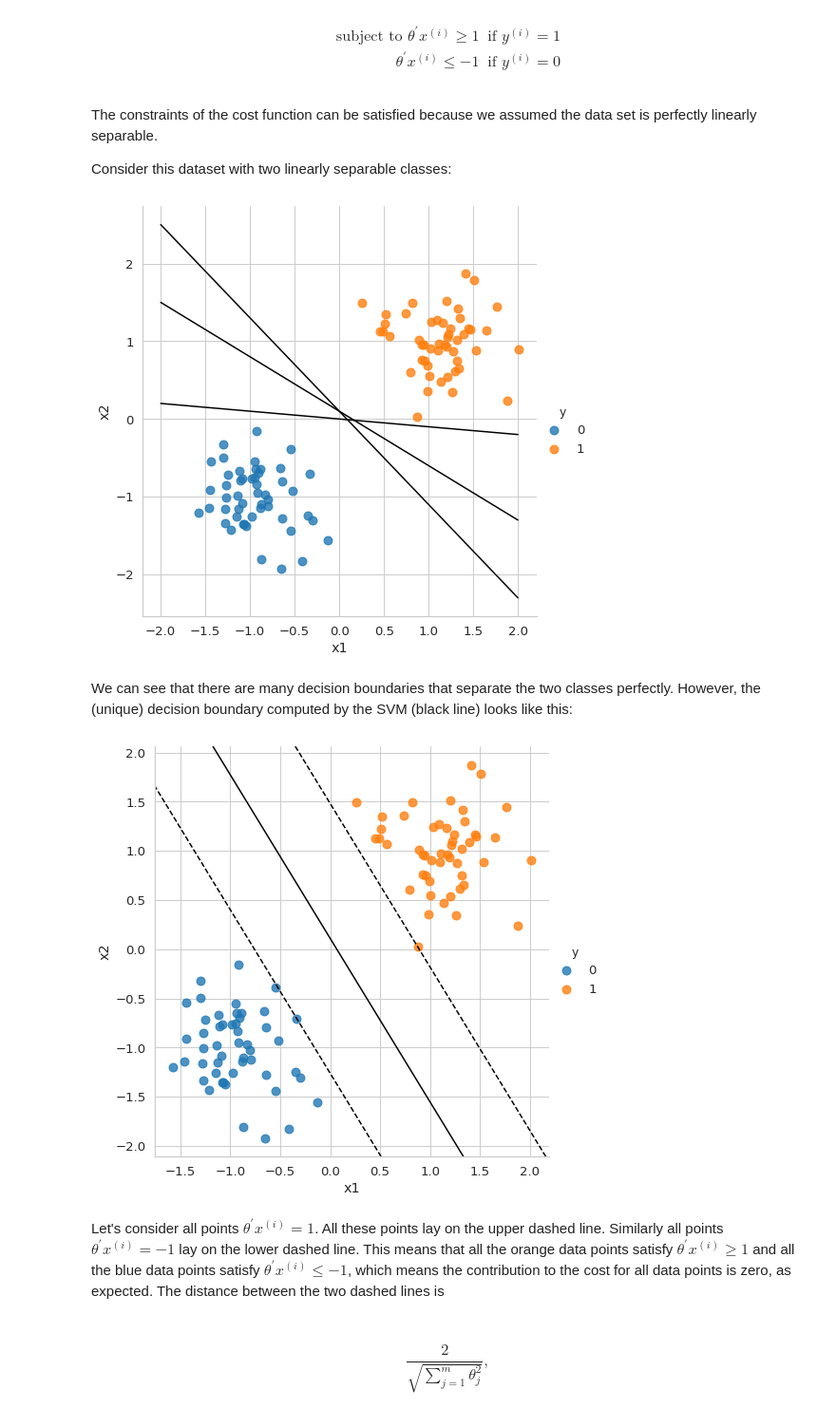
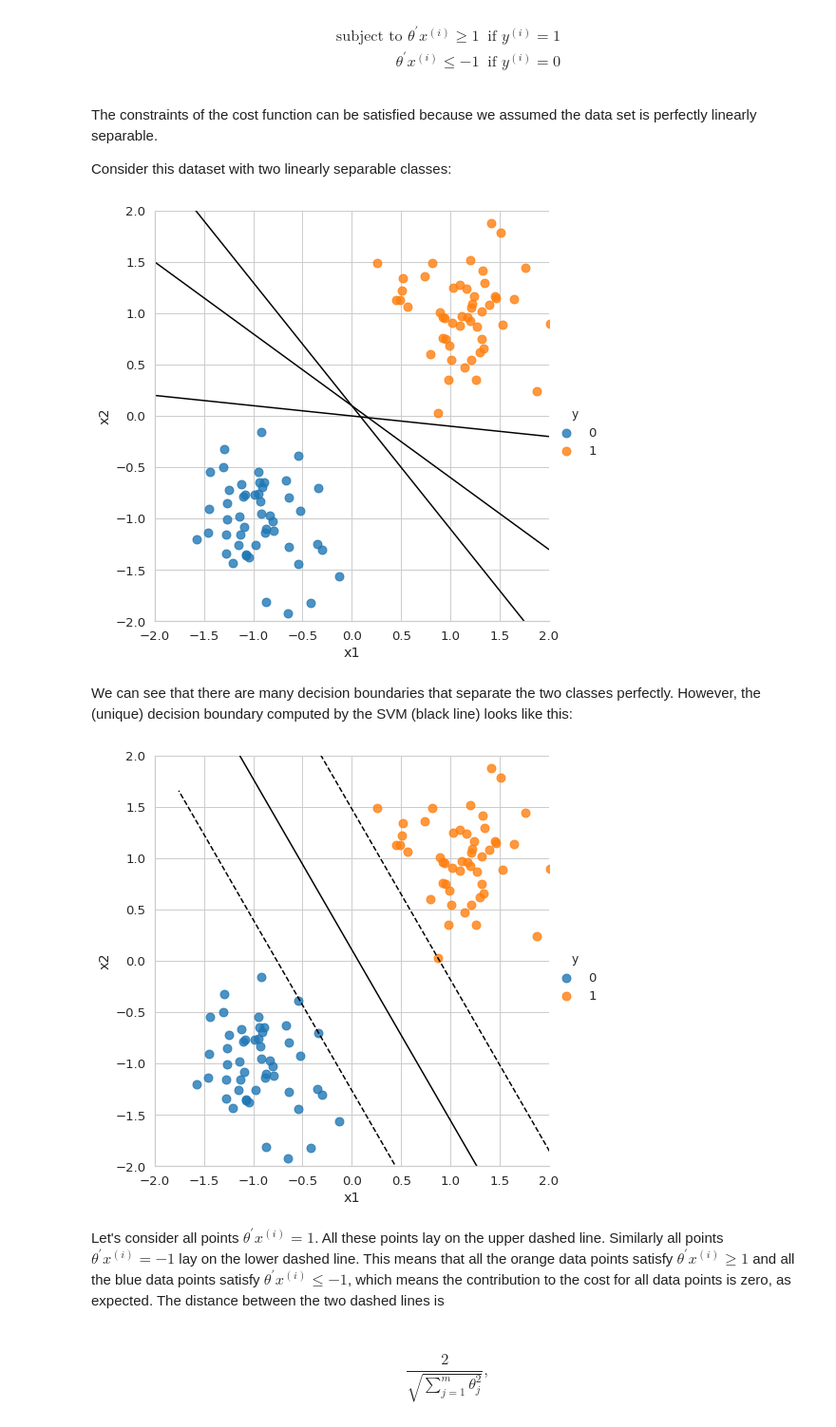
Before and after one commit to mtthsmoore/PRACTUNFINISHED_class_K-means, a Jupyter notebook: notebooks/5_SVM/5_Support_vector_machines.ipynb, the cells around one changed output. Shown at 95% size. Saved outputs shown, nothing was run; the diff lists cells and outputs as text; code cells hidden in the pictures.

```diff
--- a/notebooks/5_SVM/5_Support_vector_machines.ipynb
+++ b/notebooks/5_SVM/5_Support_vector_machines.ipynb
@@ -164,26 +164,30 @@ x = np.linspace(-2, 2, 30)
 plt.plot(x,-1.2*x+0.1,c='k')
 plt.plot(x,-0.7*x+0.1,c='k')
 plt.plot(x,-0.1*x,c='k')
+plt.xlim(-2,2)
+plt.ylim(-2,2)
 plt.show()
 # %% [output]
-[figure, old version]
+[figure, new version]
 # %% [markdown]
 We can see that there are many decision boundaries that separate the two classes perfectly. However, the (unique) decision boundary computed by the SVM (black line) looks like this:
 # %%
 from sklearn.svm import SVC
 
 X = dataset_blobs.copy()
 y = X.pop('y')
 
 clf = SVC(kernel='linear')
 clf.fit(X, y)
 
 sns.lmplot(x="x1", y="x2", data=dataset_blobs, hue='y',
            fit_reg=False, height=7, scatter_kws={"s": 80})
 plot_svm_decision_function(clf)
+plt.xlim(-2,2)
+plt.ylim(-2,2)
 plt.show()
 # %% [output]
-[figure, old version]
+[figure, new version]
 # %% [markdown]
 Let's consider all points $\theta^{\prime} x^{(i)} = 1$. All these points lay on the upper dashed line. Similarly all points $\theta^{\prime} x^{(i)} = -1$ lay on the lower dashed line. This means that all the orange data points satisfy  $\theta^{\prime} x^{(i)} \ge 1$ and all the blue data points satisfy $\theta^{\prime} x^{(i)} \le -1$, which means the contribution to the cost for all data points is zero, as expected. The distance between the two dashed lines is
 
```
